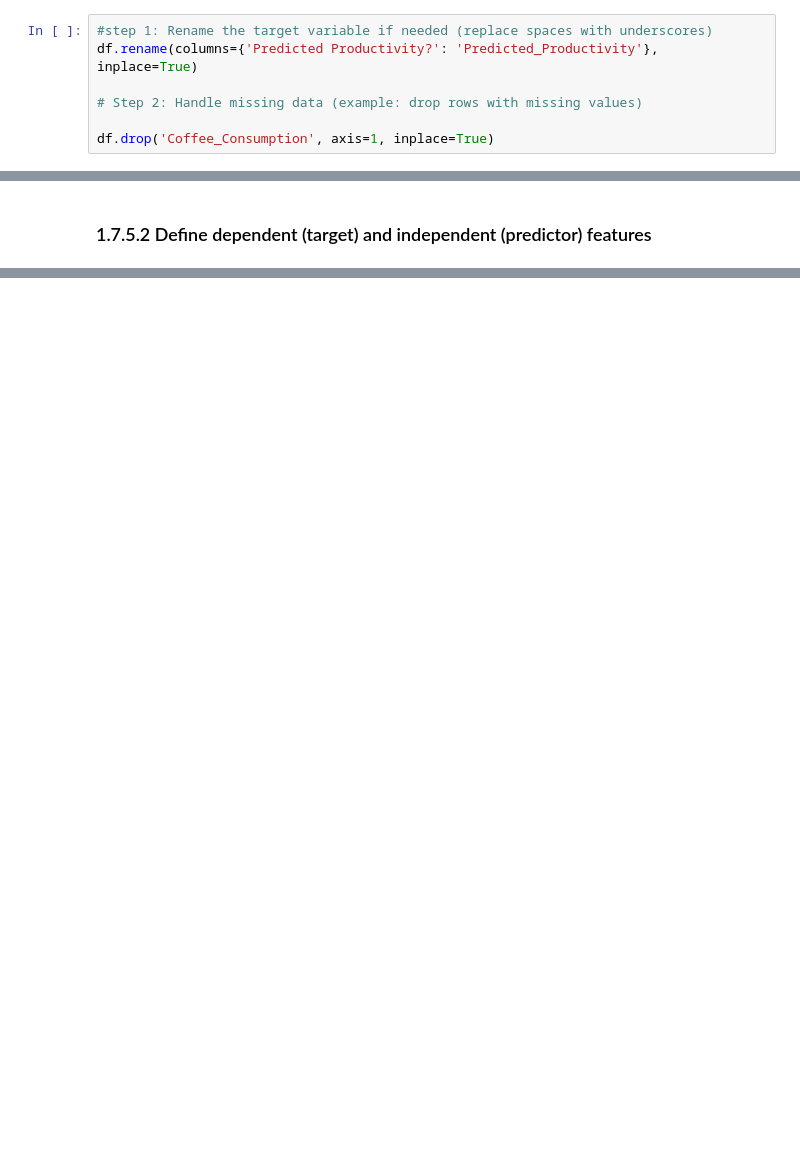
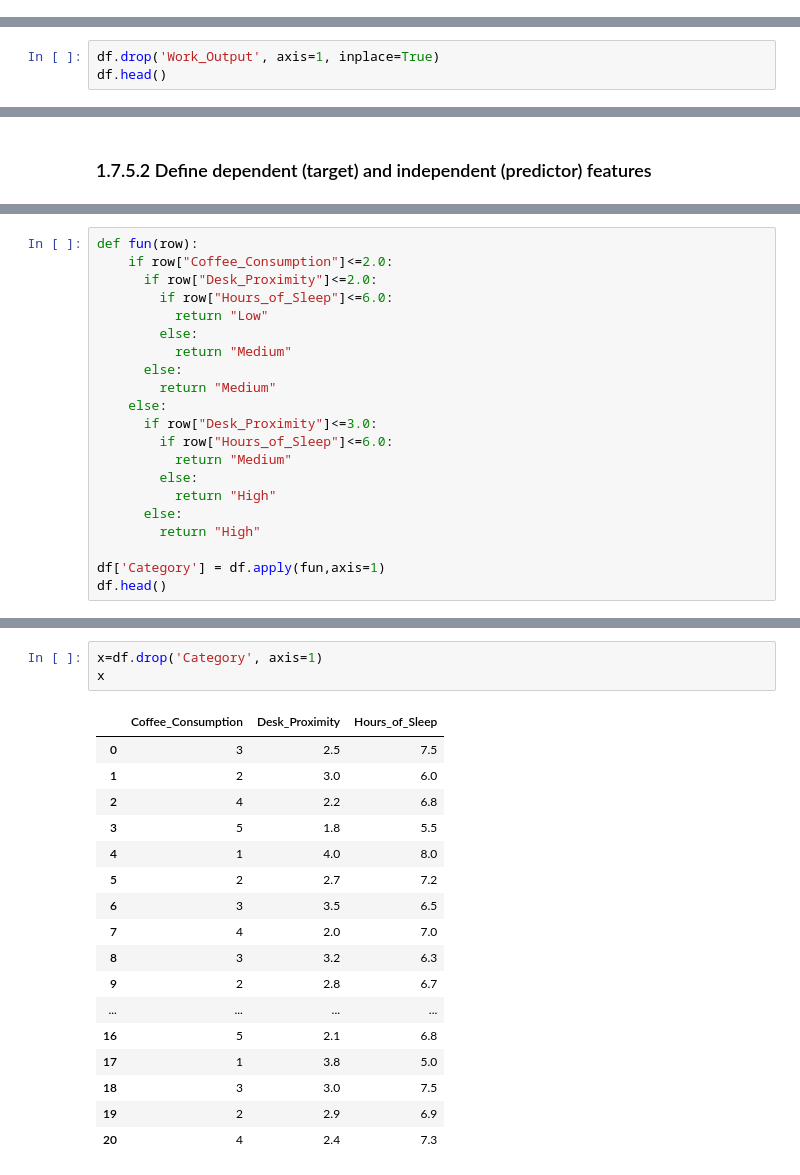
Before and after one commit to shakil1819/CSE442-Machine-Learning-Sessional, a Jupyter notebook: Evaluation_practice_02_Q_2.ipynb, the cells around one changed output, grey strips where cells are left out. Saved outputs shown, nothing was run; the diff lists cells and outputs as text; blank space fills up the shorter version.

```diff
--- a/Evaluation_practice_02_Q_2.ipynb
+++ b/Evaluation_practice_02_Q_2.ipynb
@@ -44,10 +44,3 @@ df
 # Data Pre-processing
 # %% [markdown]
 ## Checking the NULL values
-# %%
-#step 1: Rename the target variable if needed (replace spaces with underscores)
-df.rename(columns={'Predicted Productivity?': 'Predicted_Productivity'}, inplace=True)
-
-# Step 2: Handle missing data (example: drop rows with missing values)
-
-df.drop('Coffee_Consumption', axis=1, inplace=True)
@@ -55,0 +47,3 @@ KeyError: ignored
+# %%
+df.drop('Work_Output', axis=1, inplace=True)
+df.head()
@@ -65,0 +59,21 @@ KeyError: ignored
+# %%
+def fun(row):
+    if row["Coffee_Consumption"]<=2.0:
+      if row["Desk_Proximity"]<=2.0:
+        if row["Hours_of_Sleep"]<=6.0:
+          return "Low"
+        else:
+          return "Medium"
+      else:
+        return "Medium"
+    else:
+      if row["Desk_Proximity"]<=3.0:
+        if row["Hours_of_Sleep"]<=6.0:
+          return "Medium"
+        else:
+          return "High"
+      else:
+        return "High"
+
+df['Category'] = df.apply(fun,axis=1)
+df.head()
@@ -65,0 +109,21 @@ KeyError: ignored
+# %%
+x=df.drop('Category', axis=1)
+x
+# %% [output]
+|  | Coffee_Consumption | Desk_Proximity | Hours_of_Sleep |
+| 0 | 3 | 2.5 | 7.5 |
+| 1 | 2 | 3.0 | 6.0 |
+| 2 | 4 | 2.2 | 6.8 |
+| 3 | 5 | 1.8 | 5.5 |
+| 4 | 1 | 4.0 | 8.0 |
+| 5 | 2 | 2.7 | 7.2 |
+| 6 | 3 | 3.5 | 6.5 |
+| 7 | 4 | 2.0 | 7.0 |
+| 8 | 3 | 3.2 | 6.3 |
+| 9 | 2 | 2.8 | 6.7 |
+| ... | ... | ... | ... |
+| 16 | 5 | 2.1 | 6.8 |
+| 17 | 1 | 3.8 | 5.0 |
+| 18 | 3 | 3.0 | 7.5 |
+| 19 | 2 | 2.9 | 6.9 |
+| 20 | 4 | 2.4 | 7.3 |
```
Also changed, not shown: parts of 7 cells of this notebook.
